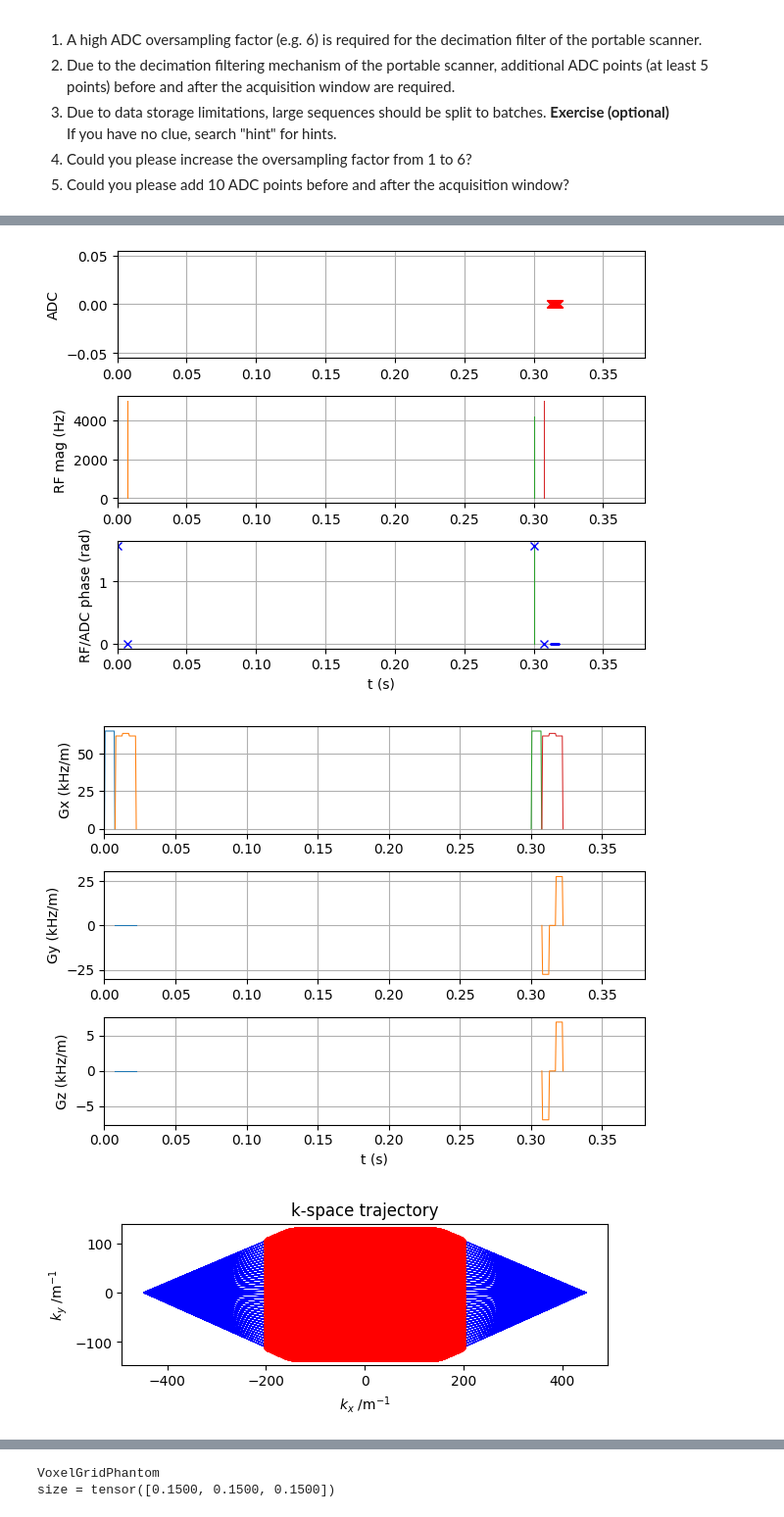
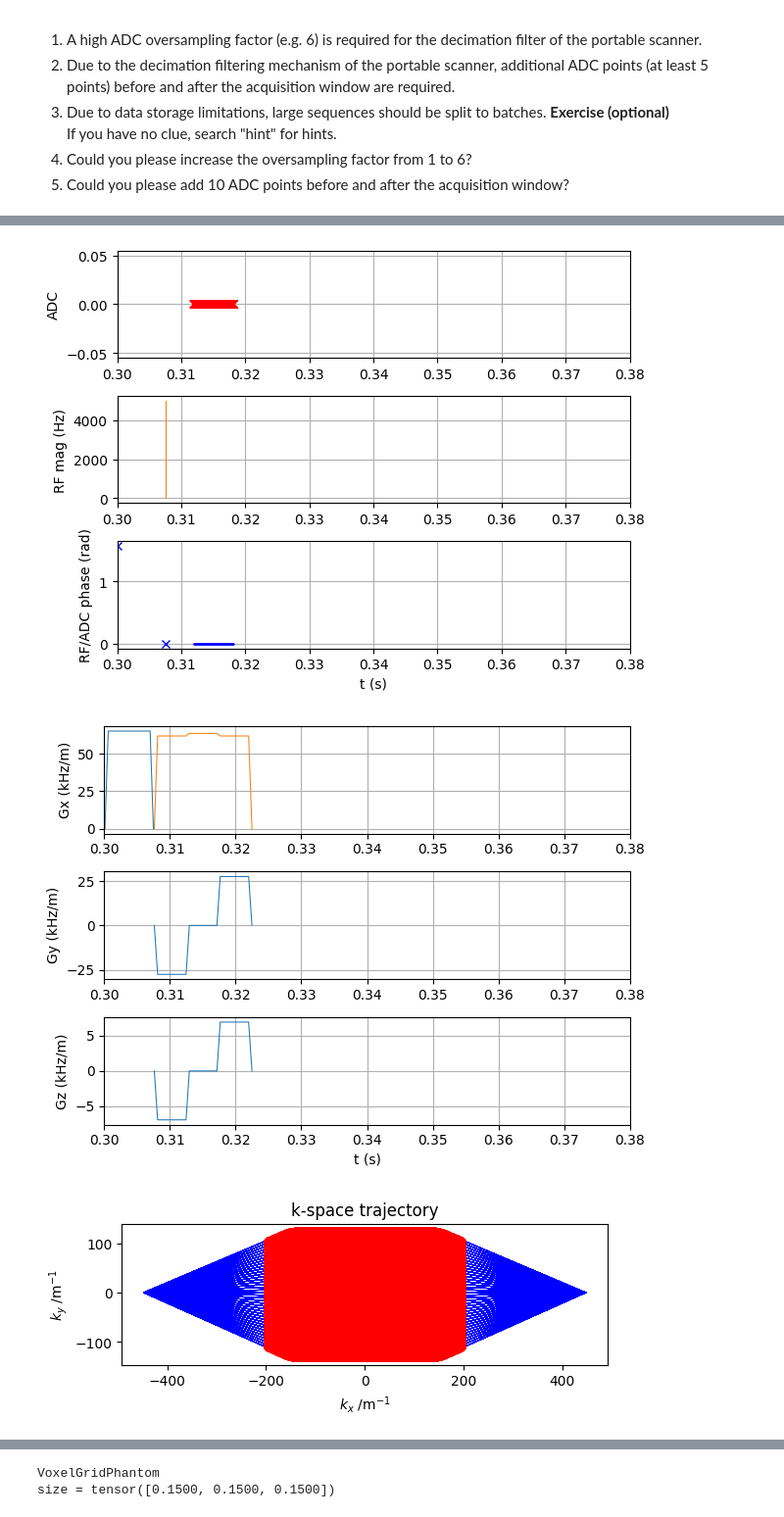
Before and after one commit to mritogether/ESMRMB2024_Hardware_to_Map, a Jupyter notebook: 02_sequence_design_for_mapping/notebooks/s12_optimized_3d_se_portableScanner_sol.ipynb, the cells around one changed output, grey strips where cells are left out. Shown at 98% size. Saved outputs shown, nothing was run; the diff lists cells and outputs as text; code cells hidden in the pictures.

```diff
--- a/02_sequence_design_for_mapping/notebooks/s12_optimized_3d_se_portableScanner_sol.ipynb
+++ b/02_sequence_design_for_mapping/notebooks/s12_optimized_3d_se_portableScanner_sol.ipynb
@@ -392,40 +406,40 @@ def main(plot: bool, write_seq: bool, seq_filename: str = experiment_id):
     # VISUALIZATION
     # ======
     if plot:
-        seq.plot(time_range=(0, TR+0.08))
+        seq.plot(time_range=(TR, TR+0.08))
 
         # Plot k-space trajectory
         k_traj_adc, k_traj, t_excitation, t_refocusing, t_adc = seq.calculate_kspace()
 
         plt.figure()
         plt.plot(k_traj[0],k_traj[1], 'b-')
         plt.plot(k_traj_adc[0],k_traj_adc[1],'r.')
         ax = plt.gca()
         ax.set_aspect('equal', adjustable='box')
         plt.title('k-space trajectory')
         plt.xlabel(r'$k_x \mathregular{\ /m^{-1}}$')
         plt.ylabel(r'$k_y \mathregular{\ /m^{-1}}$')
         plt.show()
 
         plt.figure()
         p1 = plt.plot(k_traj[0], label='k_x')
         p2 = plt.plot(k_traj[1], label='k_y')
         p3 = plt.plot(k_traj[2], label='k_z')
         plt.legend(loc="upper left")
         plt.xlabel('#points')
         plt.ylabel('$k \mathregular{\ /m^{-1}}$')
         ax = plt.gca()
         ax.grid();
         plt.title('k-space trajectory')
         plt.show()
 
 if __name__ == "__main__":
     main(plot=True, write_seq=True)
 # %% [output]
 TR fill: 277.52000000000004 ms
 Timing check passed successfully
-[figure, old version]
+[figure, new version]
-[figure, old version]
+[figure, new version]
 [figure]
 [figure]
 # %%
```
Also changed, not shown: parts of 1 cell of this notebook.
